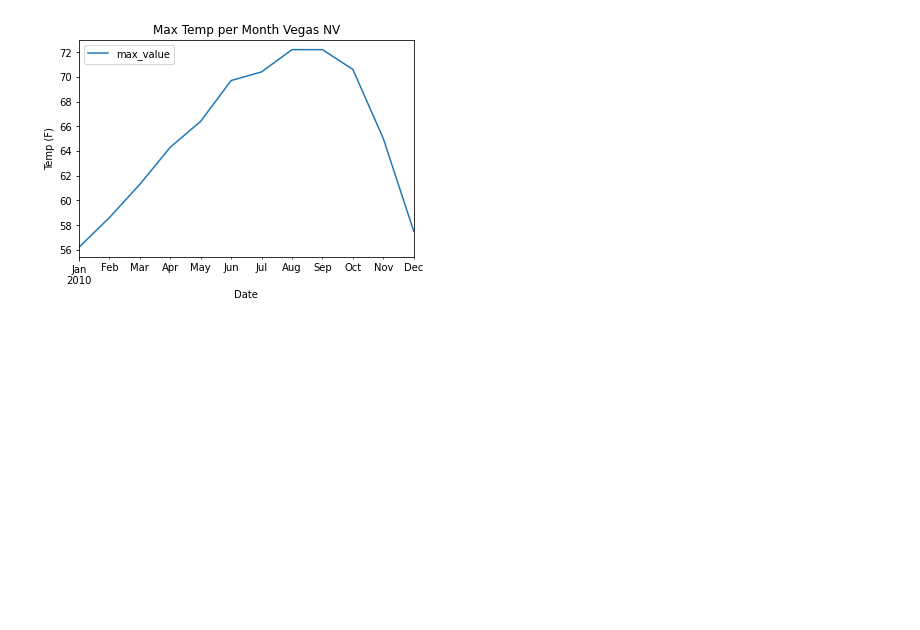
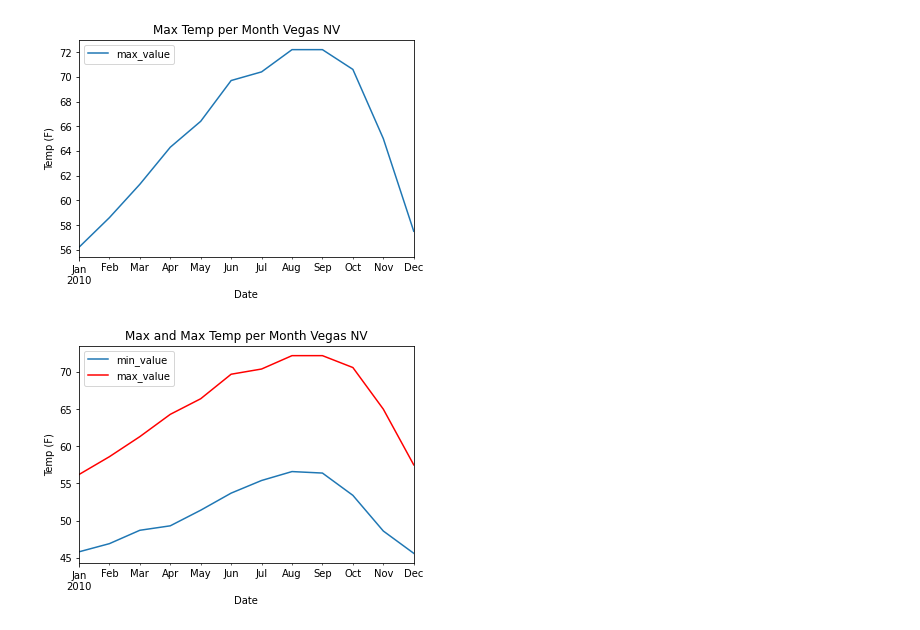
Before and after one commit to CSolitaire/time-series-exercises, a Jupyter notebook: climacell_practice.ipynb, the cells around one changed output. Saved outputs shown, nothing was run; the diff lists cells and outputs as text; code cells hidden in the pictures; blank space fills up the shorter version.

```diff
--- a/climacell_practice.ipynb
+++ b/climacell_practice.ipynb
@@ -351,3 +351,16 @@ plt.ylabel('Temp (F)')
 plt.show()
 # %% [output]
 [figure]
+# %%
+# Both Plots Together
+
+ax = plt.gca()
+
+min_temp_df.plot(ax=ax)
+max_temp_df.plot(color='red', ax=ax)
+plt.title("Max and Max Temp per Month Vegas NV")
+plt.xlabel('Date')
+plt.ylabel('Temp (F)')
+plt.show()
+# %% [output]
+[figure, added]
```
Also changed, not shown: parts of 7 cells of this notebook.
